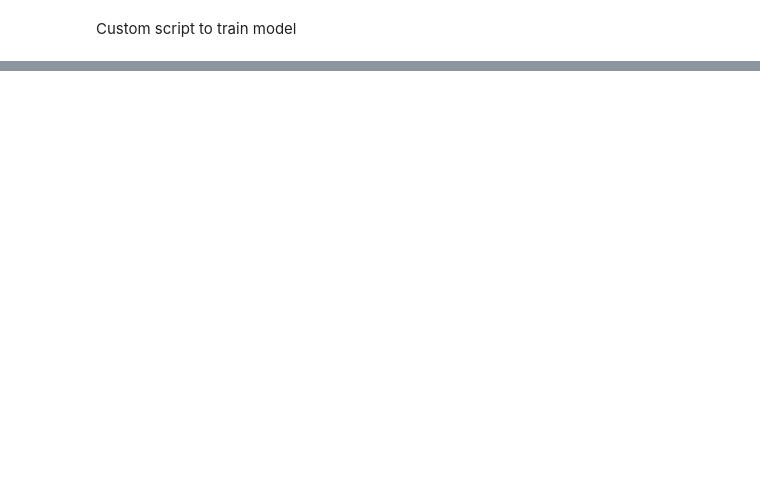
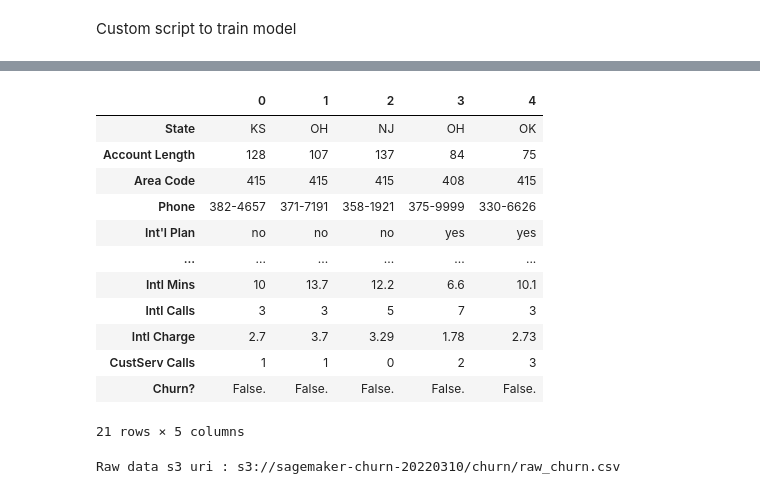
Before and after one commit to bugatha1/sagemaker, a Jupyter notebook: notebooks/03_model_training.ipynb, the cells around one changed output, grey strips where cells are left out. Drawn from its saved outputs; the diff is of its cells as text; code cells hidden in the pictures; blank space fills up the shorter version.

```diff
--- a/notebooks/03_model_training.ipynb
+++ b/notebooks/03_model_training.ipynb
@@ -115,0 +211,25 @@ Custom script to train model
+# %%
+df = pd.read_csv(f'{LOCAL_DATA_DIRECTORY}/raw_churn.csv')
+df.head().T
+# %% [output]
+|  | 0 | 1 | 2 | 3 | 4 |
+| State | KS | OH | NJ | OH | OK |
+| Account Length | 128 | 107 | 137 | 84 | 75 |
+| Area Code | 415 | 415 | 415 | 408 | 415 |
+| Phone | 382-4657 | 371-7191 | 358-1921 | 375-9999 | 330-6626 |
+| Int'l Plan | no | no | no | yes | yes |
+| ... | ... | ... | ... | ... | ... |
+| Intl Mins | 10 | 13.7 | 12.2 | 6.6 | 10.1 |
+| Intl Calls | 3 | 3 | 5 | 7 | 3 |
+| Intl Charge | 2.7 | 3.7 | 3.29 | 1.78 | 2.73 |
+| CustServ Calls | 1 | 1 | 0 | 2 | 3 |
+| Churn? | False. | False. | False. | False. | False. |
+21 rows × 5 columns
+# %%
+s3_raw_data = sagemaker_session.upload_data(f'{LOCAL_DATA_DIRECTORY}/raw_churn.csv',
+                                           bucket = BUCKET,
+                                           key_prefix = PREFIX)
+
+print(f"Raw data s3 uri : {s3_raw_data}")
+# %% [output]
+Raw data s3 uri : s3://sagemaker-churn-20220310/churn/raw_churn.csv
```
Also changed, not shown: parts of 12 cells of this notebook, 5 other files.
